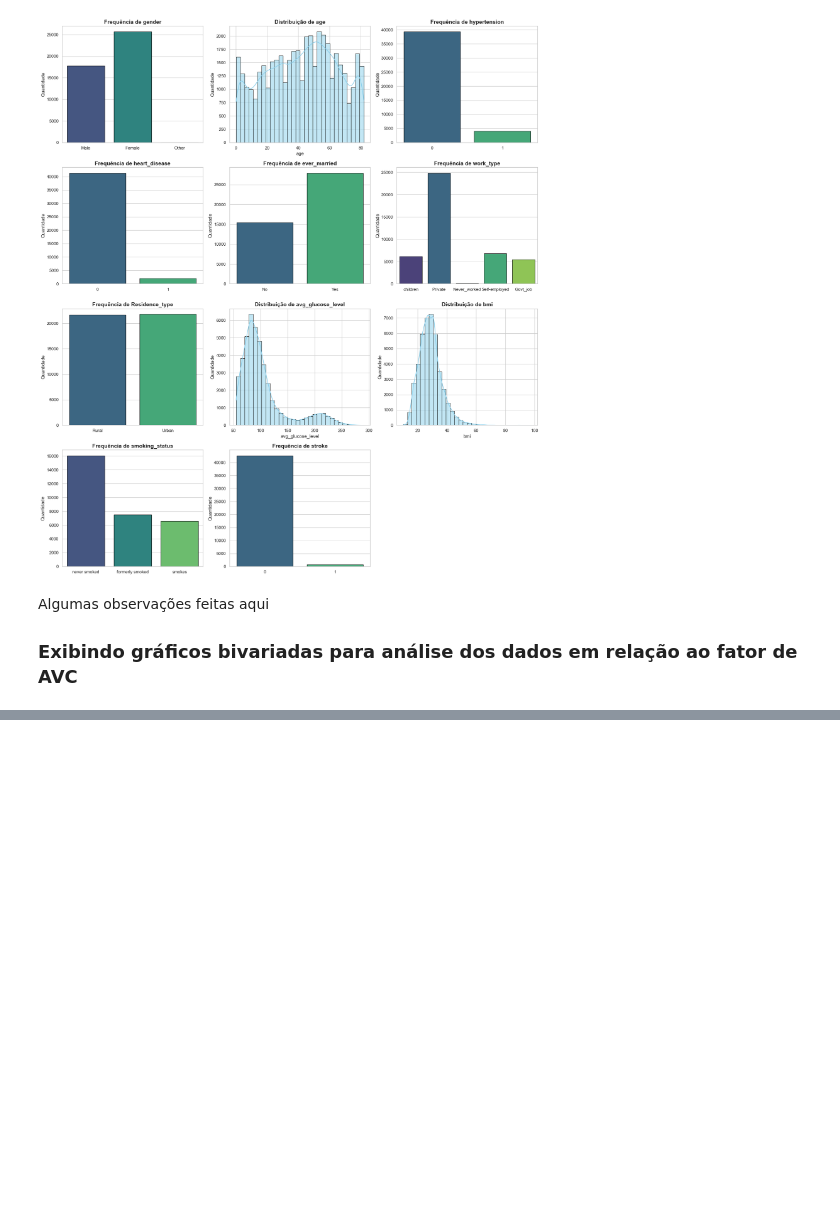
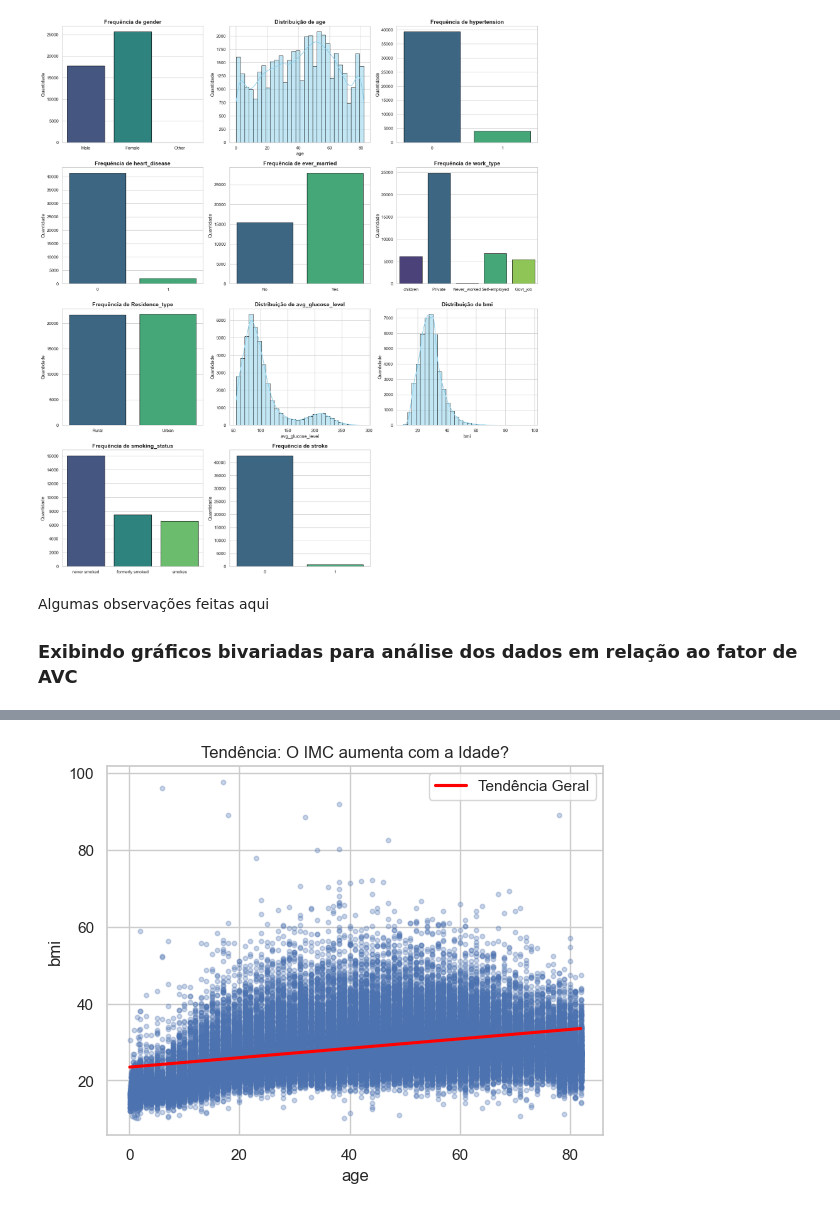
Before and after one commit to StefanieFranco/ML-Classification-Stroke, a Jupyter notebook: modelo_classificacao_stroke.ipynb, the cells around one changed output, grey strips where cells are left out. Drawn from its saved outputs; the diff is of its cells as text; code cells hidden in the pictures; blank space fills up the shorter version.

```diff
--- a/modelo_classificacao_stroke.ipynb
+++ b/modelo_classificacao_stroke.ipynb
@@ -293,0 +297,15 @@ plt.show()
+# %%
+# Verificando interação de hiposes
+sns.regplot(
+    data=df,
+    x='age',
+    y='bmi',
+    scatter_kws={'alpha':0.3, 's':10},
+    line_kws={'color':'red', 'label':'Tendência Geral'}
+)
+
+plt.title('Tendência: O IMC aumenta com a Idade?')
+plt.legend()
+plt.show()
+# %% [output]
+[figure, added]
```
Also changed, not shown: parts of 10 cells of this notebook.
